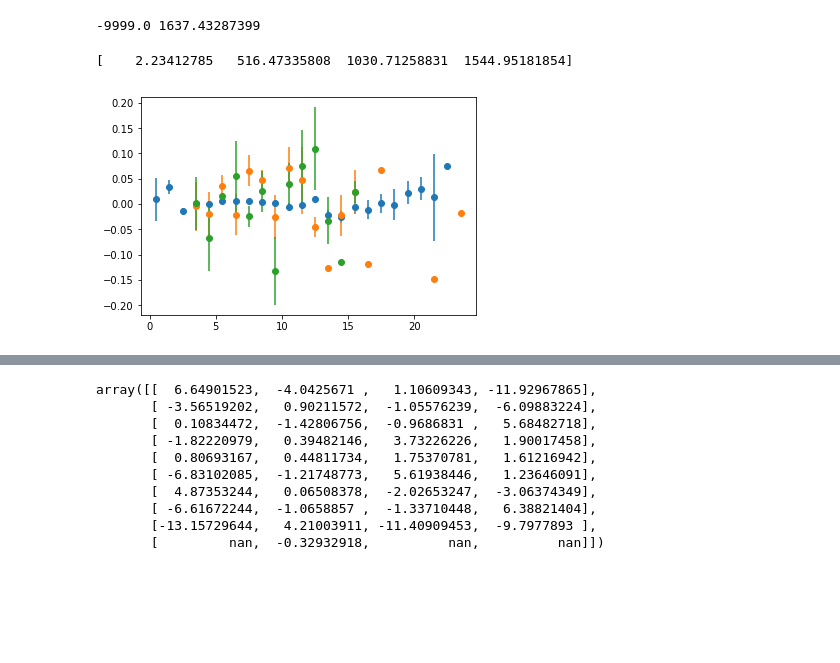
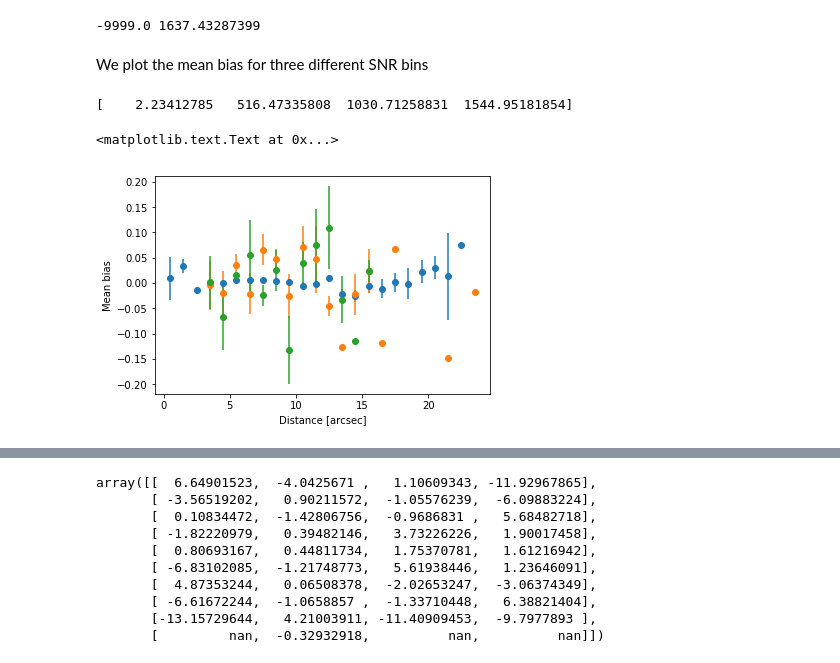
Before and after one commit to LSSTDESC/hackdeblend, a Jupyter notebook: skeleton.ipynb, the cells around one changed output, grey strips where cells are left out. Saved outputs shown, nothing was run; the diff lists cells and outputs as text; code cells hidden in the pictures; blank space fills up the shorter version.

Commit message:
Updated plots and added comments

```diff
--- a/skeleton.ipynb
+++ b/skeleton.ipynb
@@ -464,9 +464,14 @@ def gen_plot(x, y, bin_by, num_bins):
 print(np.min(data['mcal_s2n_r'][indices]),np.max(data['mcal_s2n_r'][indices]))
 # %% [output]
 -9999.0 1637.43287399
+# %% [markdown]
+We plot the mean bias for three different SNR bins
 # %%
 cut2 = np.logical_and(data['mcal_s2n_r'][indices]>0,cut)
 gen_plot(distance[cut2], shear_bias[:,0][cut2], data['mcal_s2n_r'][indices][cut2], 3)
+plt.xlabel('Distance [arcsec]')
+plt.ylabel('Mean bias')
 # %% [output]
 [    2.23412785   516.47335808  1030.71258831  1544.95181854]
+<matplotlib.text.Text at 0x...>
-[figure, old version]
+[figure, new version]
```
Also changed, not shown: parts of 3 cells of this notebook.
